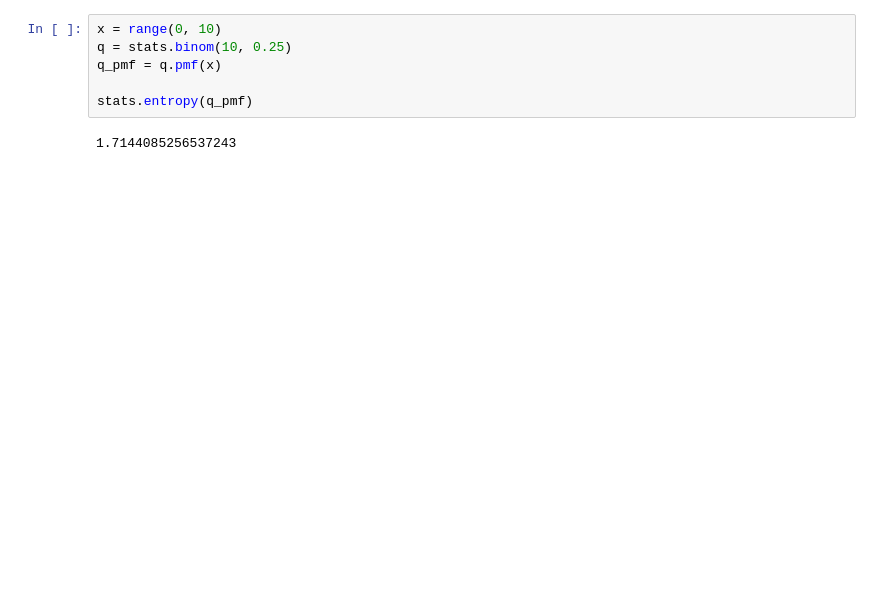
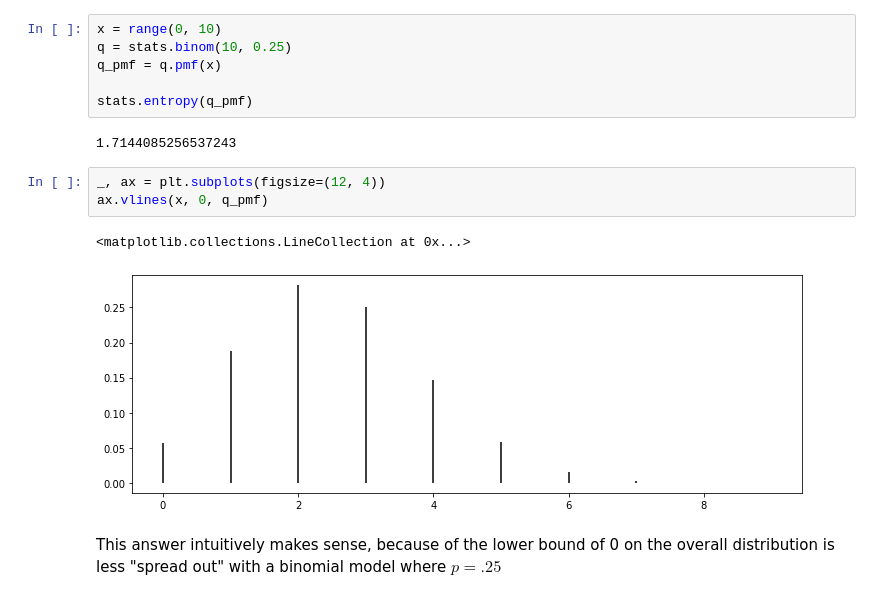
Before and after one commit to aloctavodia/BAP, a Jupyter notebook: exercises/Chapter5_part2.ipynb, the cells around one changed output. Cells and saved outputs as stored; diff of their text form; blank space fills up the shorter version.

```diff
--- a/exercises/Chapter5_part2.ipynb
+++ b/exercises/Chapter5_part2.ipynb
@@ -109,3 +100,11 @@ q_pmf = q.pmf(x)
 stats.entropy(q_pmf)
 # %% [output]
 1.7144085256537243
+# %%
+_, ax = plt.subplots(figsize=(12, 4))
+ax.vlines(x, 0, q_pmf)
+# %% [output]
+<matplotlib.collections.LineCollection at 0x...>
+[figure, added]
+# %% [markdown]
+This answer intuitively makes sense, because of the lower bound of 0 on the overall distribution is less "spread out" with a binomial model where $p=.25$
```
Also changed, not shown: parts of 7 cells of this notebook.
